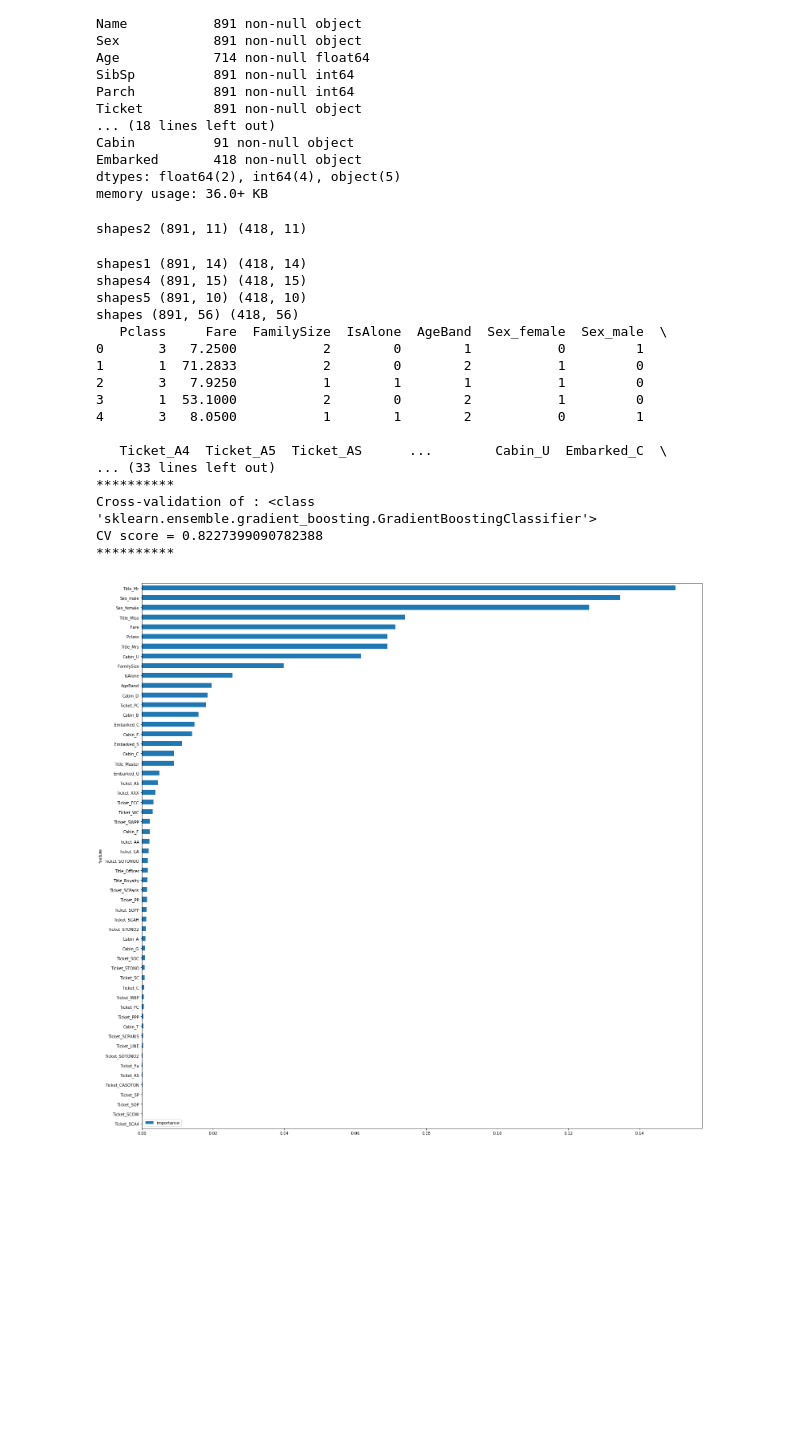
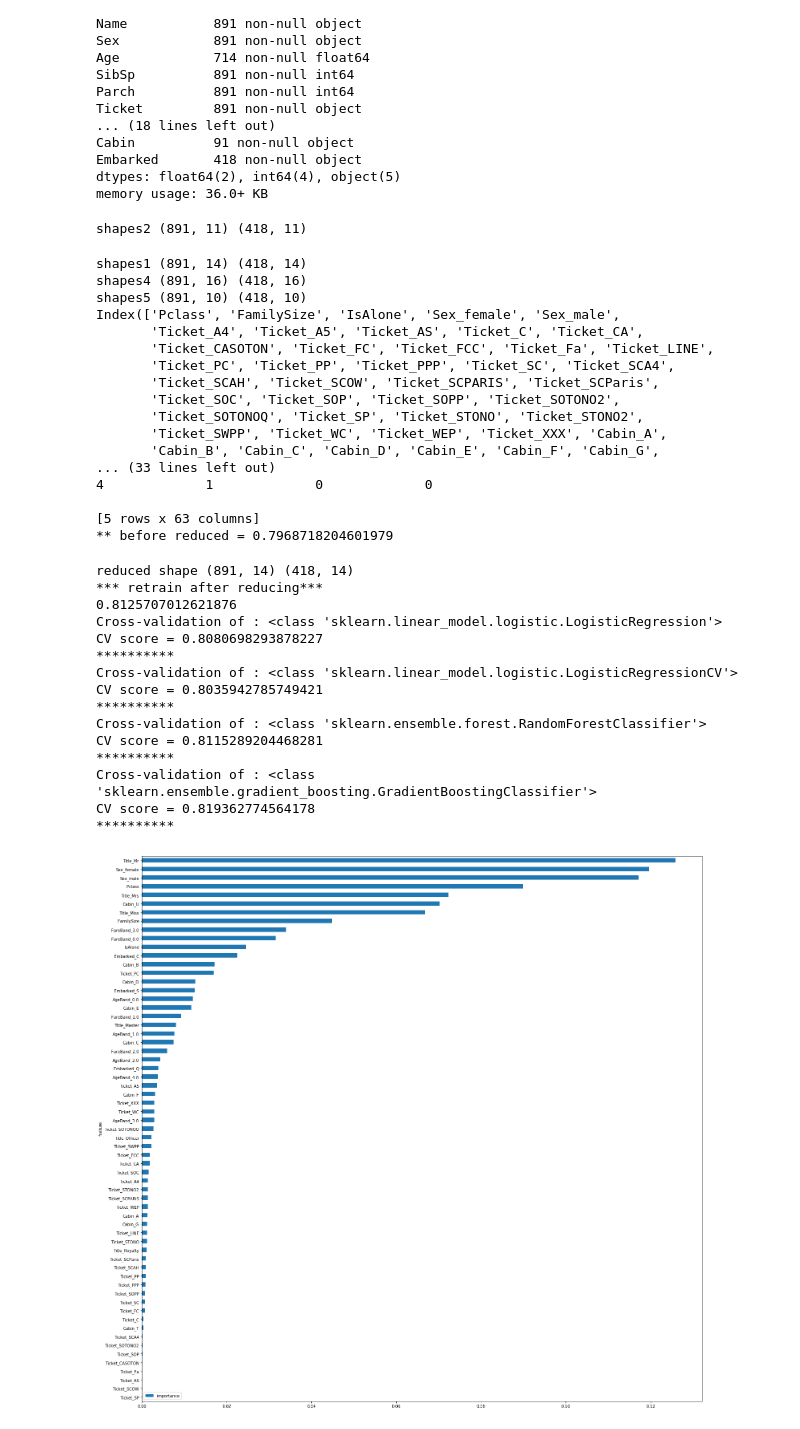
Before and after one commit to wakandan/kaggle, a Jupyter notebook: titanic/process-data-combined.ipynb, the cells around one changed output. Drawn from its saved outputs; the diff is of its cells as text; code cells hidden in the pictures; blank space fills up the shorter version.

Commit message:
changing fares and ages to bands

```diff
--- a/titanic/process-data-combined.ipynb
+++ b/titanic/process-data-combined.ipynb
@@ -102,13 +102,13 @@ for dataset in combine:
     dataset.loc[(dataset['Age'] > 32) & (dataset['Age'] <= 48), 'AgeBand'] = 2
     dataset.loc[(dataset['Age'] > 48) & (dataset['Age'] <= 64), 'AgeBand'] = 3
     dataset.loc[ dataset['Age'] > 64, 'AgeBand'] = 4
-    dataset['AgeBand'] = dataset['AgeBand'].astype(int)
+    dataset['AgeBand'] = dataset['AgeBand'].astype(str)
     dataset.loc[dataset['Fare'].isnull(), 'Fare'] = 8
-#     dataset.loc[dataset['Fare'] <= 8, 'FareBand'] = 0
-#     dataset.loc[(dataset['Fare'] > 8) & (dataset['Fare'] <= 14.454), 'FareBand'] = 1
-#     dataset.loc[(dataset['Fare'] > 14.454) & (dataset['Fare'] <= 31), 'FareBand']   = 2
-#     dataset.loc[ dataset['Fare'] > 31, 'FareBand'] = 3
-#     dataset['FareBand'] = dataset['FareBand'].astype(int)
+    dataset.loc[dataset['Fare'] <= 8, 'FareBand'] = 0
+    dataset.loc[(dataset['Fare'] > 8) & (dataset['Fare'] <= 14.454), 'FareBand'] = 1
+    dataset.loc[(dataset['Fare'] > 14.454) & (dataset['Fare'] <= 31), 'FareBand']   = 2
+    dataset.loc[ dataset['Fare'] > 31, 'FareBand'] = 3
+    dataset['FareBand'] = dataset['FareBand'].astype(str)
     dataset['Ticket'] = dataset['Ticket'].map(cleanTicket)
 #     for column in ['Ticket']:
 #         dataset[column] = dataset[column].astype('category')
@@ -116,9 +116,10 @@ for dataset in combine:
 print('shapes4', train_df.shape, test_df.shape)
 for dataset in combine:
 #     dataset.drop(['PassengerId', 'Name', 'Age', 'SibSp', 'Parch', 'FamilySize'], axis=1, inplace=True)
-    dataset.drop(['PassengerId', 'Name', 'Age', 'SibSp', 'Parch'], axis=1, inplace=True)
+    dataset.drop(['PassengerId', 'Name', 'Age', 'SibSp', 'Parch', 'Fare'], axis=1, inplace=True)
 print('shapes5', train_df.shape, test_df.shape)
 train_df = pd.get_dummies(train_df)
+print(train_df.columns)
 test_df = pd.get_dummies(test_df)
 # Get missing columns in the training test
 missing_cols = set( train_df.columns ) - set( test_df.columns )
@@ -172,52 +173,67 @@ clf.fit(train_df, y)
 # gs.fit(train_df, y)
 # print("*"*40, "best params", gs.best_params_, gs.best_score_)
 # clf.fit(train_df, y)
-cv = cross_val_score(clf, train_df, y, cv=5)
-print(cv)
+cv = np.mean(cross_val_score(clf, train_df, y, cv=5))
+print(f"** before reduced = {cv}")
 features = pd.DataFrame()
 features['feature'] = train_df.columns
 features['importance'] = clf.feature_importances_
 features.sort_values(by=['importance'], ascending=True, inplace=True)
 features.set_index('feature', inplace=True)
 features.plot(kind='barh', figsize=(25, 25))
 model = SelectFromModel(clf, prefit=True)
 train_reduced = model.transform(train_df)
 test_reduced = model.transform(test_df)
 print("reduced shape", train_reduced.shape, test_reduced.shape)
 print("*** retrain after reducing***")
-print(cross_val_score(clf, train_reduced, y, cv=5))
+print(np.mean(cross_val_score(clf, train_reduced, y, cv=5)))
 clf.fit(train_reduced, y)
 logreg = LogisticRegression()
 logreg_cv = LogisticRegressionCV()
 rf = RandomForestClassifier()
 gboost = GradientBoostingClassifier()
 
 models = [logreg, logreg_cv, rf, gboost]
 for m in models:
     print('Cross-validation of : {0}'.format(m.__class__))
     score = np.mean(cross_val_score(m, X=train_reduced, y=y, scoring='accuracy', cv=5))
     print('CV score = {0}'.format(score))
     print('*'*10)
 # %% [output]
 shapes2 (891, 11) (418, 11)
 shapes1 (891, 14) (418, 14)
-shapes4 (891, 15) (418, 15)
+shapes4 (891, 16) (418, 16)
 shapes5 (891, 10) (418, 10)
-shapes (891, 56) (418, 56)
-   Pclass     Fare  FamilySize  IsAlone  AgeBand  Sex_female  Sex_male  \
-0       3   7.2500           2        0        1           0         1
-1       1  71.2833           2        0        2           1         0
-2       3   7.9250           1        1        1           1         0
-3       1  53.1000           2        0        2           1         0
-4       3   8.0500           1        1        2           0         1
+Index(['Pclass', 'FamilySize', 'IsAlone', 'Sex_female', 'Sex_male',
+       'Ticket_A4', 'Ticket_A5', 'Ticket_AS', 'Ticket_C', 'Ticket_CA',
+       'Ticket_CASOTON', 'Ticket_FC', 'Ticket_FCC', 'Ticket_Fa', 'Ticket_LINE',
+       'Ticket_PC', 'Ticket_PP', 'Ticket_PPP', 'Ticket_SC', 'Ticket_SCA4',
+       'Ticket_SCAH', 'Ticket_SCOW', 'Ticket_SCPARIS', 'Ticket_SCParis',
+       'Ticket_SOC', 'Ticket_SOP', 'Ticket_SOPP', 'Ticket_SOTONO2',
+       'Ticket_SOTONOQ', 'Ticket_SP', 'Ticket_STONO', 'Ticket_STONO2',
+       'Ticket_SWPP', 'Ticket_WC', 'Ticket_WEP', 'Ticket_XXX', 'Cabin_A',
+       'Cabin_B', 'Cabin_C', 'Cabin_D', 'Cabin_E', 'Cabin_F', 'Cabin_G',
+... (33 lines left out)
+4             1             0             0
 
-   Ticket_A4  Ticket_A5  Ticket_AS      ...        Cabin_U  Embarked_C  \
-... (33 lines left out)
-**********
-Cross-validation of : <class 'sklearn.ensemble.gradient_boosting.GradientBoostingClassifier'>
-CV score = 0.8227399090782388
-**********
+[5 rows x 63 columns]
+** before reduced = 0.7968718204601979
+reduced shape (891, 14) (418, 14)
+*** retrain after reducing***
+0.8125707012621876
+Cross-validation of : <class 'sklearn.linear_model.logistic.LogisticRegression'>
+CV score = 0.8080698293878227
+**********
+Cross-validation of : <class 'sklearn.linear_model.logistic.LogisticRegressionCV'>
+CV score = 0.8035942785749421
+**********
+Cross-validation of : <class 'sklearn.ensemble.forest.RandomForestClassifier'>
+CV score = 0.8115289204468281
+**********
+Cross-validation of : <class 'sklearn.ensemble.gradient_boosting.GradientBoostingClassifier'>
+CV score = 0.819362774564178
+**********
-[figure, old version]
+[figure, new version]
 # %%
 print("*"*40, "running grid search")
 param_test = {'n_estimators': np.linspace(100,500,5, dtype=np.int),
```
Also changed, not shown: parts of 12 cells of this notebook, 1 other file.
